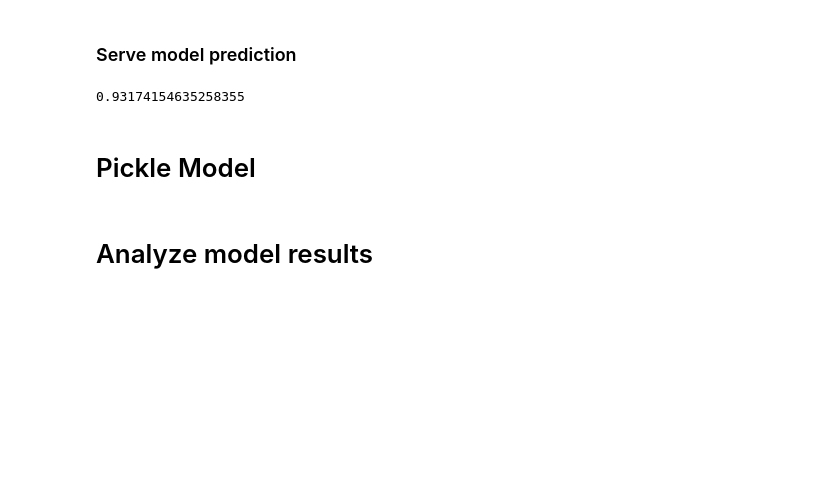
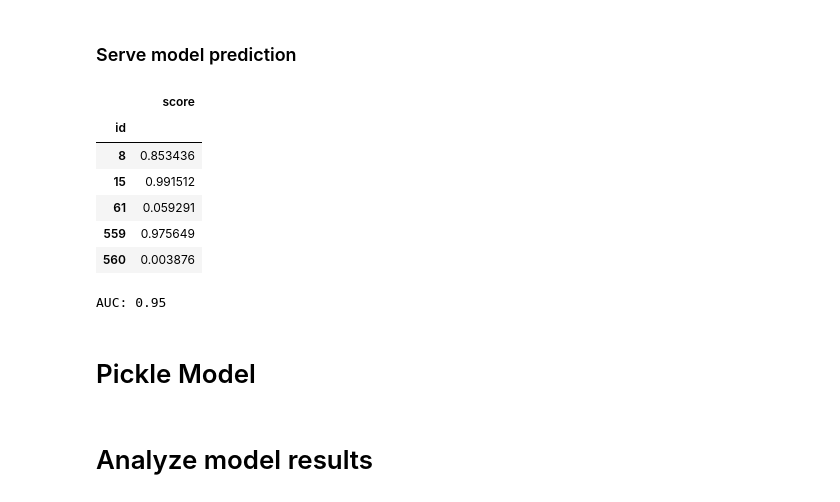
Before and after one commit to crawles/automl_service, a Jupyter notebook: modelling_and_usage.ipynb, the cells around one changed output. Saved outputs shown, nothing was run; the diff lists cells and outputs as text; code cells hidden in the pictures; blank space fills up the shorter version.

```diff
--- a/modelling_and_usage.ipynb
+++ b/modelling_and_usage.ipynb
@@ -276,13 +275,25 @@ test_files = {'raw_data': open('data/data_test.json', 'rb'),
 # %%
 r_test  = requests.post(serve_url, files=test_files)
 result = pd.read_json(r_test.json()).set_index('id')
+# %%
+result.head()
+# %% [output]
+|  | score |
+| id |  |
+| 8 | 0.853436 |
+| 15 | 0.991512 |
+| 61 | 0.059291 |
+| 559 | 0.975649 |
+| 560 | 0.003876 |
 # %%
 label_test = pd.read_json('data/label_test.json')
 result.index = result.index.astype(np.int)
 result = result.loc[label_test.example_id]
-roc_auc_score(label_test.label, result.score)
+auc = roc_auc_score(label_test.label, result.score)
+
+print "AUC: {:1.2f}".format(auc)
 # %% [output]
-0.93174154635258355
+AUC: 0.95
 # %%
 label_test
 # %%
```
Also changed, not shown: parts of 4 cells of this notebook.
